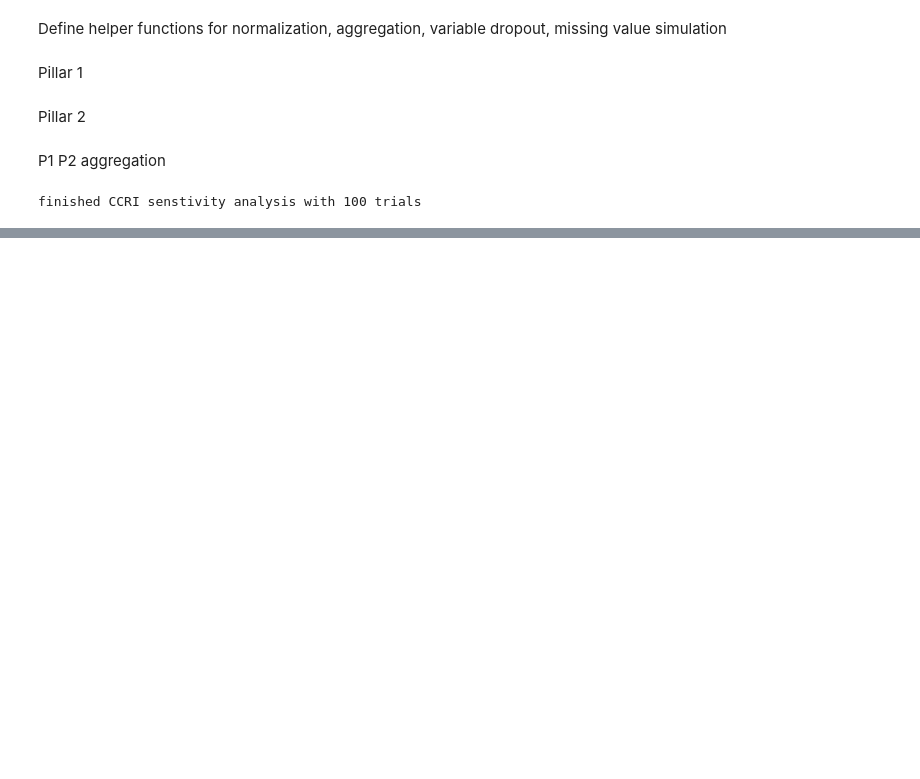
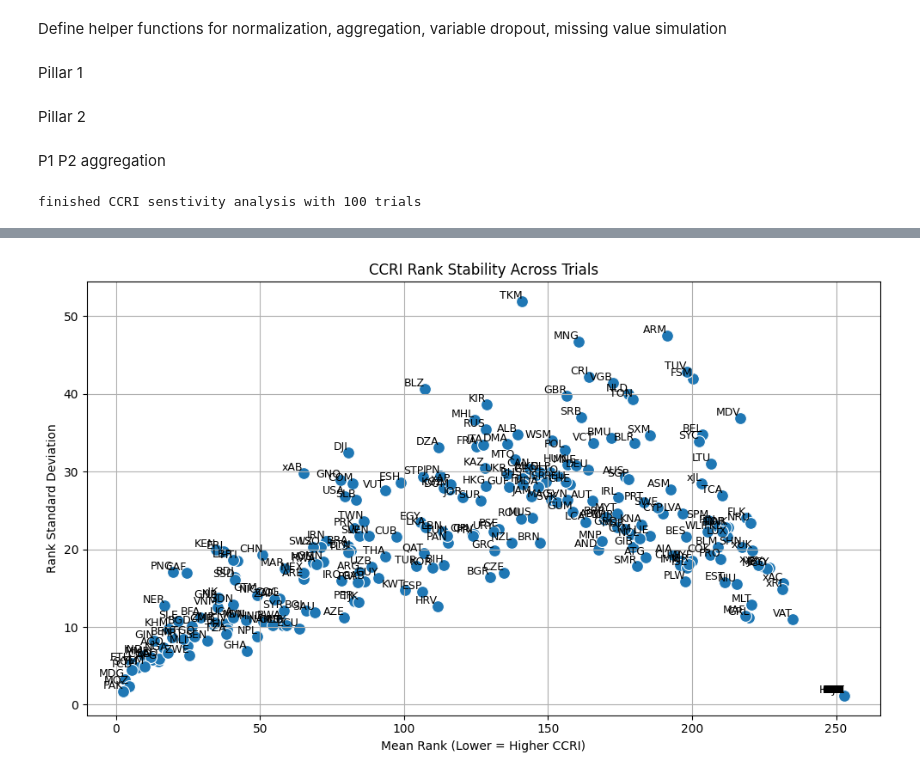
Before and after one commit to dohyung-kim/ccri, a Jupyter notebook: script/adm0/ccri_sensitivity_analysis_adm0.ipynb, the cells around one changed output, grey strips where cells are left out. Saved outputs shown, nothing was run; the diff lists cells and outputs as text; code cells hidden in the pictures; blank space fills up the shorter version.

```diff
--- a/script/adm0/ccri_sensitivity_analysis_adm0.ipynb
+++ b/script/adm0/ccri_sensitivity_analysis_adm0.ipynb
@@ -526,3 +603,34 @@ plt.show()
+# %%
+import seaborn as sns
+import matplotlib.pyplot as plt
+
+# Generate ranks (lower rank = higher CCRI score)
+trial_cols = [col for col in child_pop_trials.columns if col.startswith('trial_')]
+rank_df = child_pop_trials.set_index('ISO3')[trial_cols].rank(ascending=False, axis=0)
+
+# Filter out countries with all NaN or all zero ranks
+valid_ranks = rank_df.loc[(~rank_df.isna().all(axis=1)) & (rank_df != 0).any(axis=1)]
+
+# Compute statistics
+rank_std = valid_ranks.std(axis=1)
+rank_mean = valid_ranks.mean(axis=1)
+
+# Create scatterplot
+plt.figure(figsize=(10, 6))
+sns.scatterplot(x=rank_mean, y=rank_std, s=100)
+
+# Annotate ISO3 codes
+for iso, x, y in zip(valid_ranks.index, rank_mean, rank_std):
+    plt.text(x, y, iso, fontsize=9, ha='right', va='bottom')
+
+plt.title("CCRI Rank Stability Across Trials")
+plt.xlabel("Mean Rank (Lower = Higher CCRI)")
+plt.ylabel("Rank Standard Deviation")
+plt.grid(True)
+plt.tight_layout()
+plt.show()
+# %% [output]
+[figure, added]
 # %%
 import pandas as pd
 import matplotlib.pyplot as plt
```
Also changed, not shown: parts of 7 cells of this notebook.
